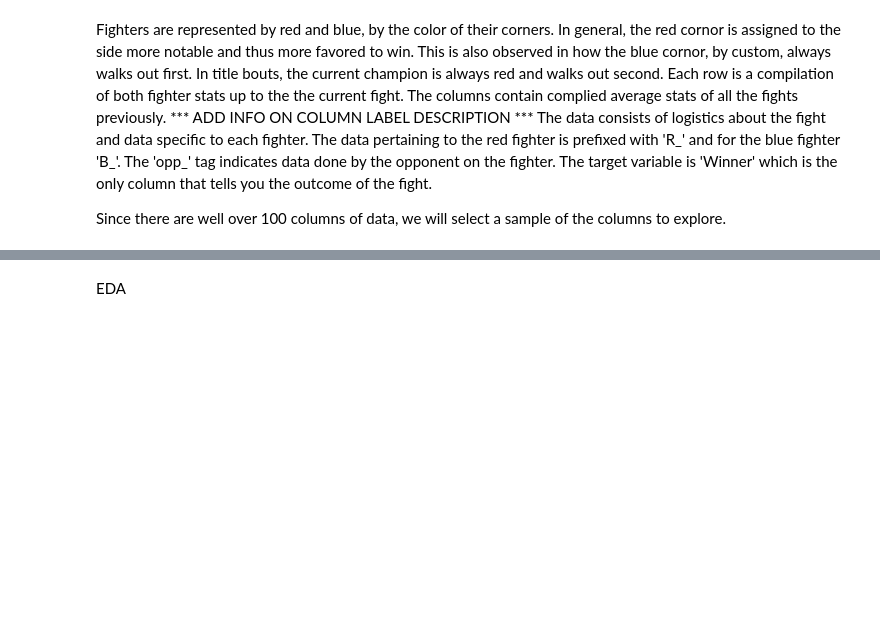
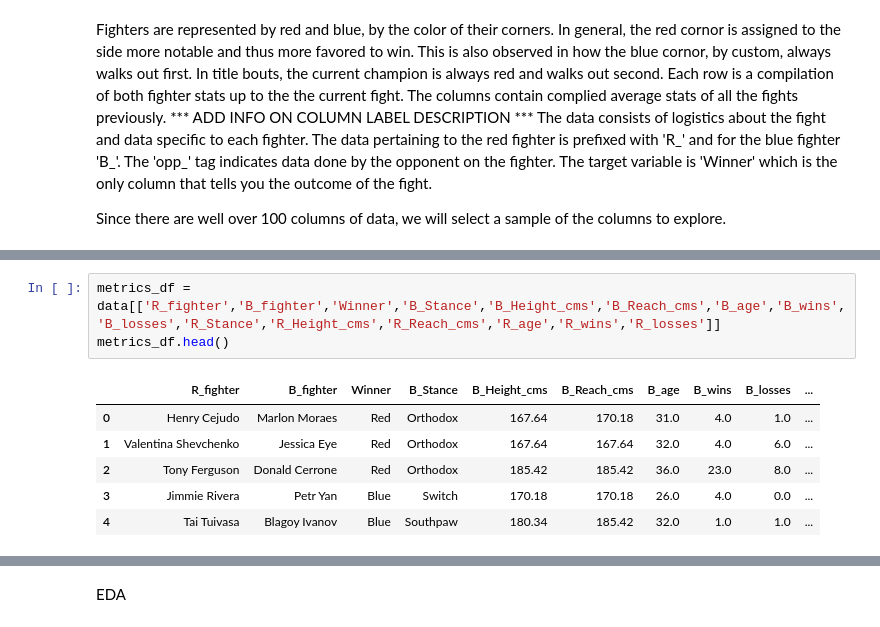
Before and after one commit to skonkalmatt/320_final_tutorial, a Jupyter notebook: fp.ipynb, the cells around one changed output, grey strips where cells are left out. Drawn from its saved outputs; the diff is of its cells as text; blank space fills up the shorter version.

Commit message:
data tidying

```diff
--- a/fp.ipynb
+++ b/fp.ipynb
@@ -40,0 +69,10 @@ Since there are well over 100 columns of data, we will select a sample of the co
+# %%
+metrics_df = data[['R_fighter','B_fighter','Winner','B_Stance','B_Height_cms','B_Reach_cms','B_age','B_wins','B_losses','R_Stance','R_Height_cms','R_Reach_cms','R_age','R_wins','R_losses']]
+metrics_df.head()
+# %% [output]
+|  | R_fighter | B_fighter | Winner | B_Stance | B_Height_cms | B_Reach_cms | B_age | B_wins | B_losses | ... |
+| 0 | Henry Cejudo | Marlon Moraes | Red | Orthodox | 167.64 | 170.18 | 31.0 | 4.0 | 1.0 | ... |
+| 1 | Valentina Shevchenko | Jessica Eye | Red | Orthodox | 167.64 | 167.64 | 32.0 | 4.0 | 6.0 | ... |
+| 2 | Tony Ferguson | Donald Cerrone | Red | Orthodox | 185.42 | 185.42 | 36.0 | 23.0 | 8.0 | ... |
+| 3 | Jimmie Rivera | Petr Yan | Blue | Switch | 170.18 | 170.18 | 26.0 | 4.0 | 0.0 | ... |
+| 4 | Tai Tuivasa | Blagoy Ivanov | Blue | Southpaw | 180.34 | 185.42 | 32.0 | 1.0 | 1.0 | ... |
```
Also changed, not shown: parts of 8 cells of this notebook.
